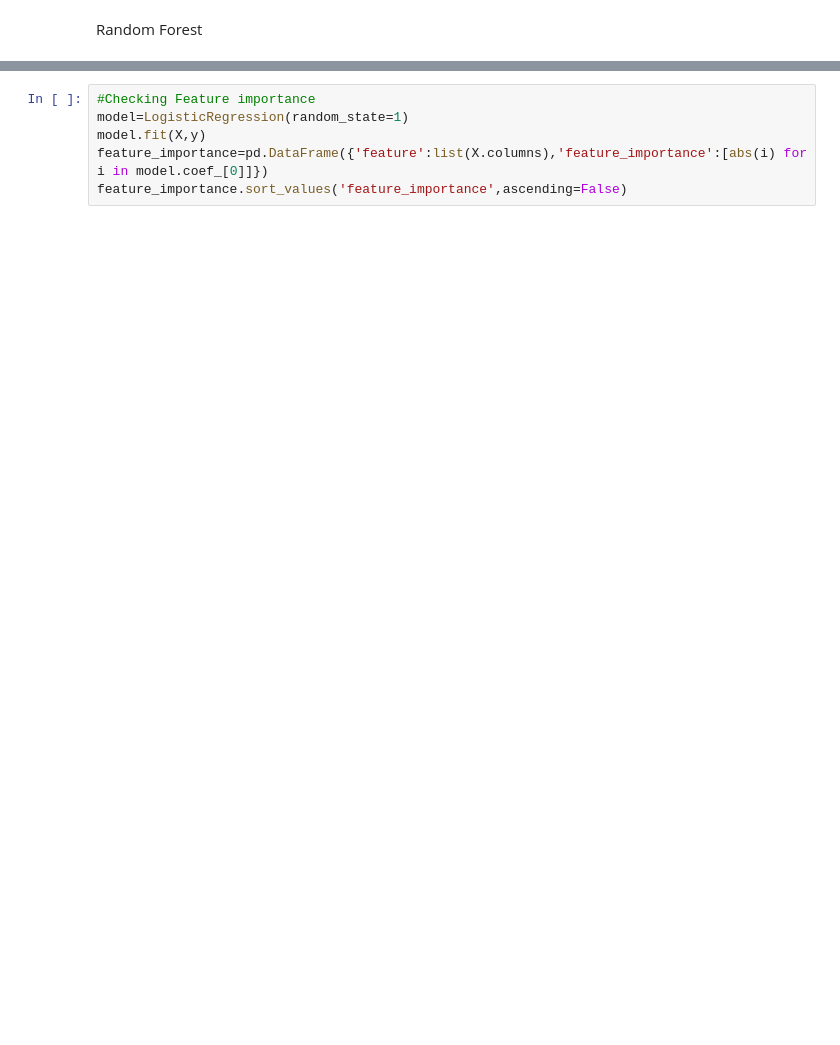
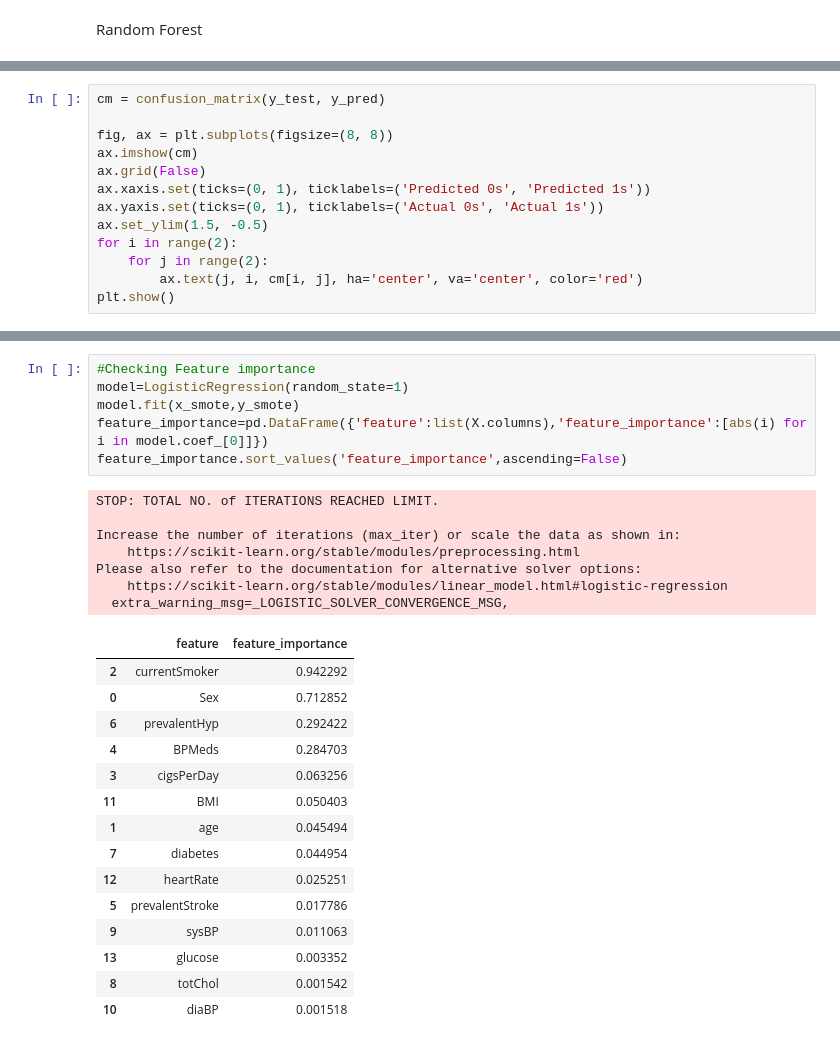
Before and after one commit to iamrestrepo/framingham-data-mining, a Jupyter notebook: Data_Mining_Project_Heart_Attack_Analysis_.ipynb, the cells around one changed output, grey strips where cells are left out. Drawn from its saved outputs; the diff is of its cells as text; blank space fills up the shorter version.

```diff
--- a/Data_Mining_Project_Heart_Attack_Analysis_.ipynb
+++ b/Data_Mining_Project_Heart_Attack_Analysis_.ipynb
@@ -697,0 +852,13 @@ plt.grid(True)
+# %%
+cm = confusion_matrix(y_test, y_pred)
+
+fig, ax = plt.subplots(figsize=(8, 8))
+ax.imshow(cm)
+ax.grid(False)
+ax.xaxis.set(ticks=(0, 1), ticklabels=('Predicted 0s', 'Predicted 1s'))
+ax.yaxis.set(ticks=(0, 1), ticklabels=('Actual 0s', 'Actual 1s'))
+ax.set_ylim(1.5, -0.5)
+for i in range(2):
+    for j in range(2):
+        ax.text(j, i, cm[i, j], ha='center', va='center', color='red')
+plt.show()
@@ -698,6 +867,29 @@ plt.grid(True)
 # %%
 #Checking Feature importance
 model=LogisticRegression(random_state=1)
-model.fit(X,y)
+model.fit(x_smote,y_smote)
 feature_importance=pd.DataFrame({'feature':list(X.columns),'feature_importance':[abs(i) for i in model.coef_[0]]})
 feature_importance.sort_values('feature_importance',ascending=False)
+# %% [output]
+STOP: TOTAL NO. of ITERATIONS REACHED LIMIT.
+
+Increase the number of iterations (max_iter) or scale the data as shown in:
+    https://scikit-learn.org/stable/modules/preprocessing.html
+Please also refer to the documentation for alternative solver options:
+    https://scikit-learn.org/stable/modules/linear_model.html#logistic-regression
+  extra_warning_msg=_LOGISTIC_SOLVER_CONVERGENCE_MSG,
+|  | feature | feature_importance |
+| 2 | currentSmoker | 0.942292 |
+| 0 | Sex | 0.712852 |
+| 6 | prevalentHyp | 0.292422 |
+| 4 | BPMeds | 0.284703 |
+| 3 | cigsPerDay | 0.063256 |
+| 11 | BMI | 0.050403 |
+| 1 | age | 0.045494 |
+| 7 | diabetes | 0.044954 |
+| 12 | heartRate | 0.025251 |
+| 5 | prevalentStroke | 0.017786 |
+| 9 | sysBP | 0.011063 |
+| 13 | glucose | 0.003352 |
+| 8 | totChol | 0.001542 |
+| 10 | diaBP | 0.001518 |
```
Also changed, not shown: parts of 52 cells of this notebook.
